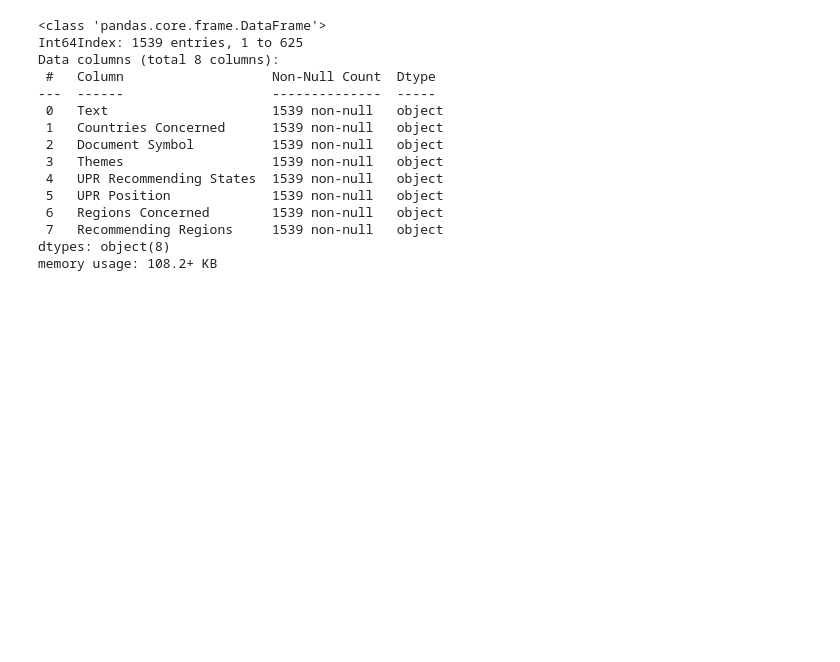
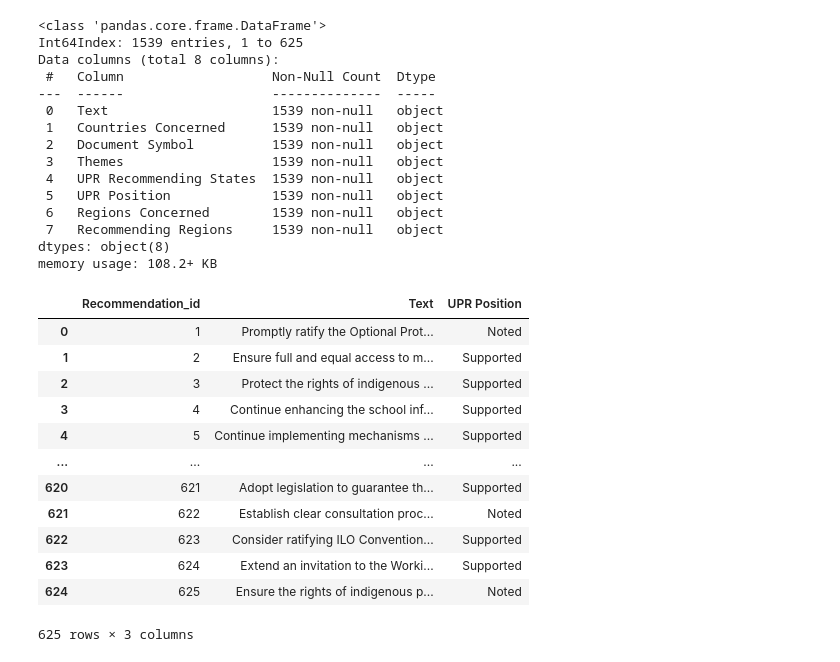
Before and after one commit to jandemeskel/UN-project, a Jupyter notebook: Ingestion.ipynb, the cells around one changed output. Saved outputs shown, nothing was run; the diff lists cells and outputs as text; code cells hidden in the pictures; blank space fills up the shorter version.

```diff
--- a/Ingestion.ipynb
+++ b/Ingestion.ipynb
@@ -3,7 +3,7 @@
 import pandas as pd
 import re
 # %%
-df = pd.read_excel(r'C:\Users\john_\Desktop\UN-project\UPR_cycle2.xlsx')
+df = pd.read_excel(r'UPR_cycle2.xlsx')
 # %%
 df.index+=1
 df.rename(columns={"Reccomending Body": "Recommending Body", "UPR Reccomending States": "UPR Recommending States"}, inplace=True)
@@ -133,3 +133,21 @@ Data columns (total 8 columns):
  7   Recommending Regions     1539 non-null   object
 dtypes: object(8)
 memory usage: 108.2+ KB
+# %%
+Recommendations_df = df[['Text', 'UPR Position']].applymap(lambda x: remove_leading_char(str(x)))
+Recommendations_df= Recommendations_df.reset_index(level=0)
+Recommendations_df
+# %% [output]
+|  | Recommendation_id | Text | UPR Position |
+| 0 | 1 | Promptly ratify the Optional Prot... | Noted |
+| 1 | 2 | Ensure full and equal access to m... | Supported |
+| 2 | 3 | Protect the rights of indigenous ... | Supported |
+| 3 | 4 | Continue enhancing the school inf... | Supported |
+| 4 | 5 | Continue implementing mechanisms ... | Supported |
+| ... | ... | ... | ... |
+| 620 | 621 | Adopt legislation to guarantee th... | Supported |
+| 621 | 622 | Establish clear consultation proc... | Noted |
+| 622 | 623 | Consider ratifying ILO Convention... | Supported |
+| 623 | 624 | Extend an invitation to the Worki... | Supported |
+| 624 | 625 | Ensure the rights of indigenous p... | Noted |
+625 rows × 3 columns
```
Also changed, not shown: parts of 7 cells of this notebook.
